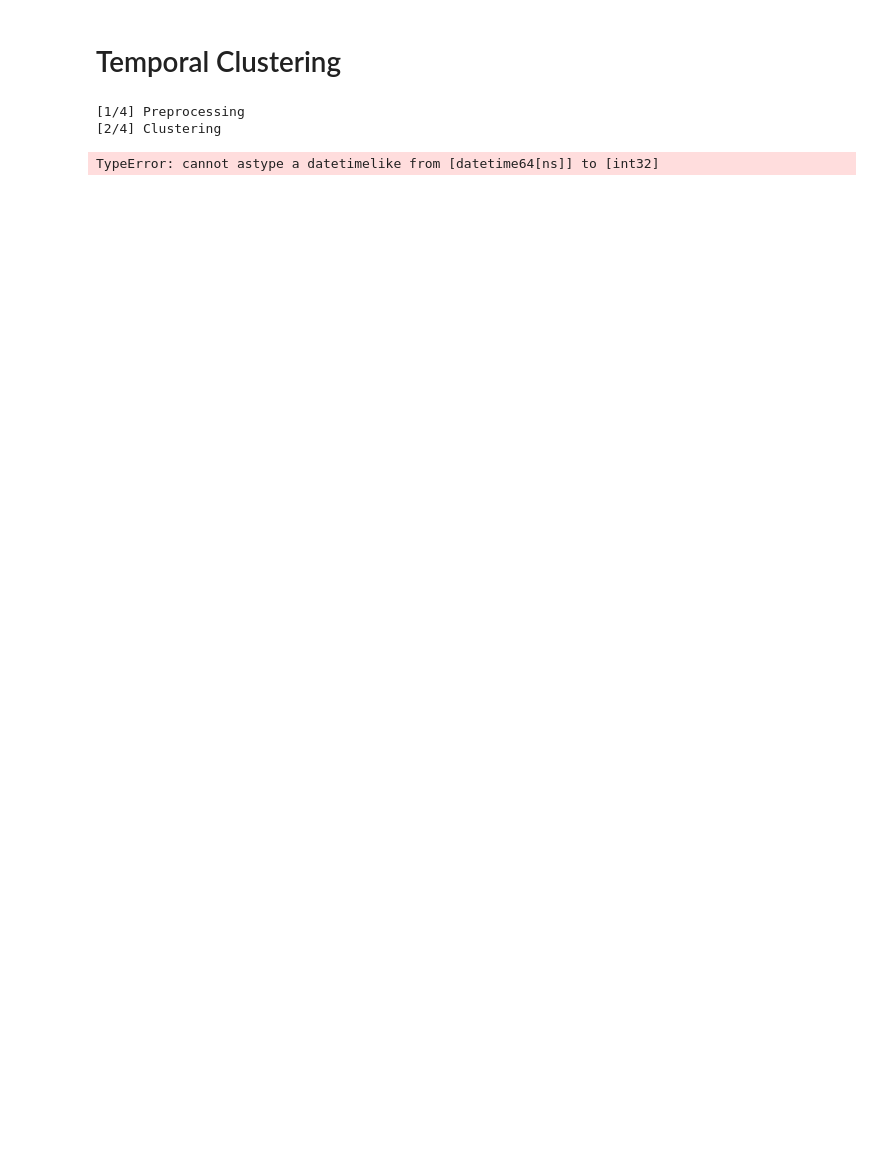
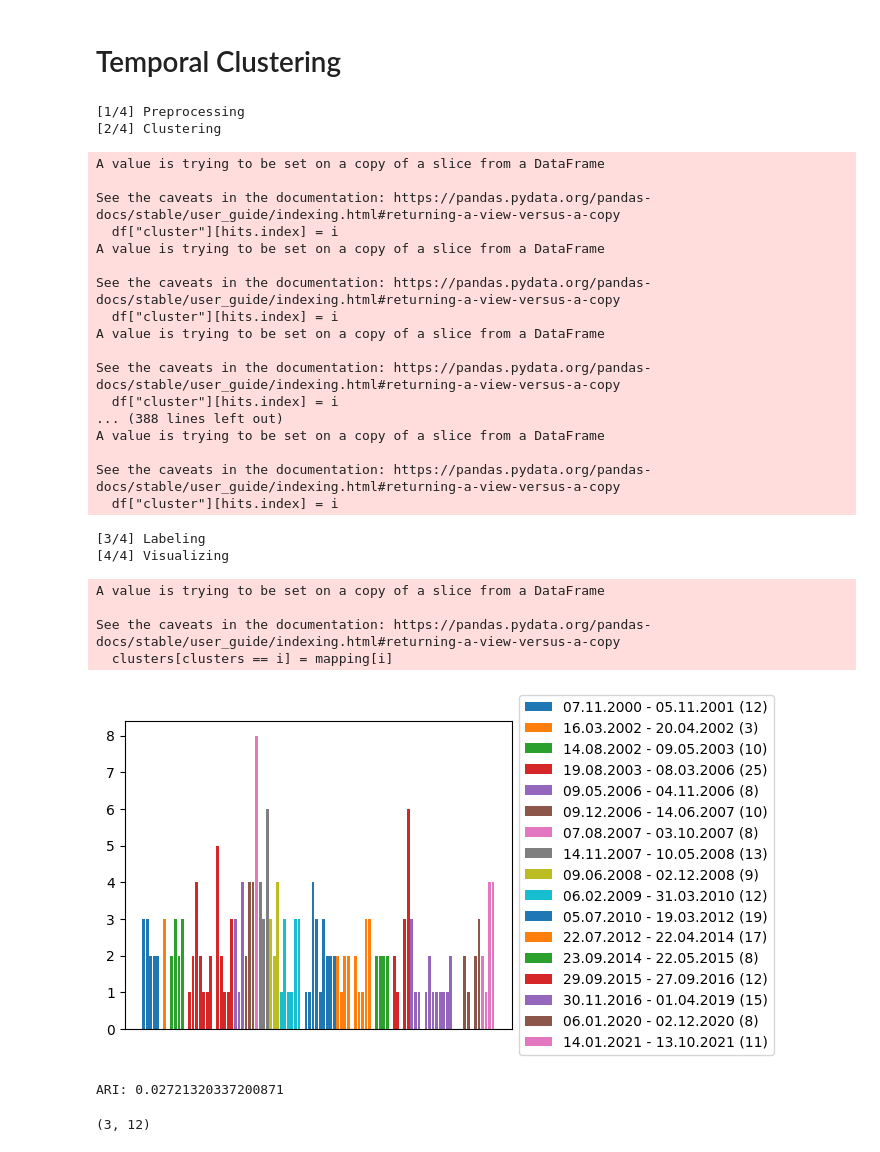
Before and after one commit to chbridges/search-result-clustering, a Jupyter notebook: faz_experiments.ipynb, the cells around one changed output. Drawn from its saved outputs; the diff is of its cells as text; code cells hidden in the pictures; blank space fills up the shorter version.

```diff
--- a/faz_experiments.ipynb
+++ b/faz_experiments.ipynb
@@ -343,9 +349,70 @@ print(delta_pooled / delta_concat)
 # %% [markdown]
 # Temporal Clustering
 # %%
-pipe = TemporalPipeline(DummyPreprocessor(), TemporalClustering(), TemporalLabeling())
-docs, clusters, labels = pipe.fit_transform(results)
+pipe = TemporalPipeline(DummyPreprocessor(), TemporalClustering(target_bins=len(labels)), TemporalLabeling())
+docs_temp, clusters_temp, labels_temp = pipe.fit_transform(results)
 # %% [output]
 [1/4] Preprocessing
 [2/4] Clustering
-TypeError: cannot astype a datetimelike from [datetime64[ns]] to [int32]
+A value is trying to be set on a copy of a slice from a DataFrame
+
+See the caveats in the documentation: https://pandas.pydata.org/pandas-docs/stable/user_guide/indexing.html#returning-a-view-versus-a-copy
+  df["cluster"][hits.index] = i
+A value is trying to be set on a copy of a slice from a DataFrame
+
+See the caveats in the documentation: https://pandas.pydata.org/pandas-docs/stable/user_guide/indexing.html#returning-a-view-versus-a-copy
+  df["cluster"][hits.index] = i
+A value is trying to be set on a copy of a slice from a DataFrame
+
+See the caveats in the documentation: https://pandas.pydata.org/pandas-docs/stable/user_guide/indexing.html#returning-a-view-versus-a-copy
+  df["cluster"][hits.index] = i
+... (388 lines left out)
+A value is trying to be set on a copy of a slice from a DataFrame
+
+See the caveats in the documentation: https://pandas.pydata.org/pandas-docs/stable/user_guide/indexing.html#returning-a-view-versus-a-copy
+  df["cluster"][hits.index] = i
+[3/4] Labeling
+[4/4] Visualizing
+A value is trying to be set on a copy of a slice from a DataFrame
+
+See the caveats in the documentation: https://pandas.pydata.org/pandas-docs/stable/user_guide/indexing.html#returning-a-view-versus-a-copy
+  clusters[clusters == i] = mapping[i]
+[figure, added]
+# %%
+from sklearn.metrics import adjusted_rand_score
+from sklearn.model_selection import ParameterGrid
+
+
+def jaccard(x: set, y: set):
+    return len(x.intersection(y)) / len(x.union(y))
+
+print("ARI:", adjusted_rand_score(clusters, clusters_temp))
+
+ids_topical = []
+ids_temporal = []
+similarities = {}
+
+for c in sorted(set(clusters)):
+    docs_c = np.take(docs, (np.where(clusters == c)[0]))
+    ids_topical.append(set([doc["_id"] for doc in docs_c]))
+
+for c in sorted(set(clusters_temp)):
+    docs_c = np.take(docs_temp, (np.where(clusters_temp == c)[0]))
+    ids_temporal.append(set([doc["_id"] for doc in docs_c]))
+
+grid = ParameterGrid([{"topical": sorted(set(clusters)), "temporal": sorted(set(clusters_temp))}])
+for pair in grid:
+    set_topical = ids_topical[pair["topical"]]
+    set_temporal = ids_temporal[pair["temporal"]]
+    sim = jaccard(set_topical, set_temporal)
+    similarities[(pair["topical"], pair["temporal"])] = sim
+
+sort = sorted(similarities.items(), key=lambda item: item[1], reverse=True)
+
+#np.take(docs, (np.where(clusters == 1)[0]))
+#np.take(docs_temp, (np.where(clusters_temp == 0)[0]))
+print(labels[sort[0][0]],
+sort[0][0]
+# %% [output]
+ARI: 0.02721320337200871
+(3, 12)
```
Also changed, not shown: parts of 7 cells of this notebook.
